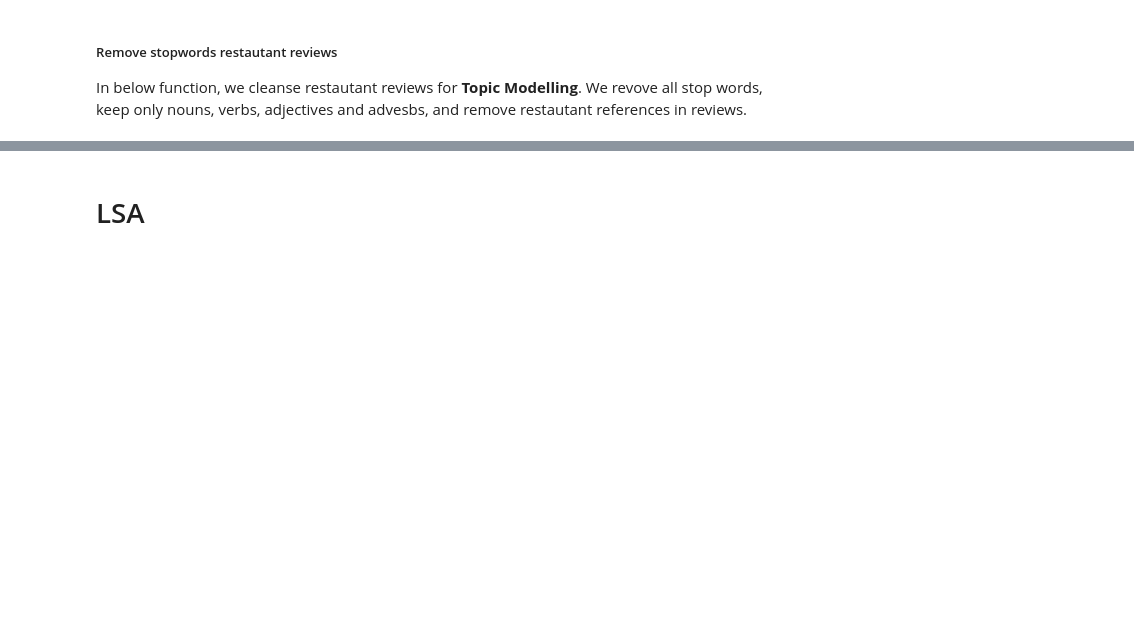
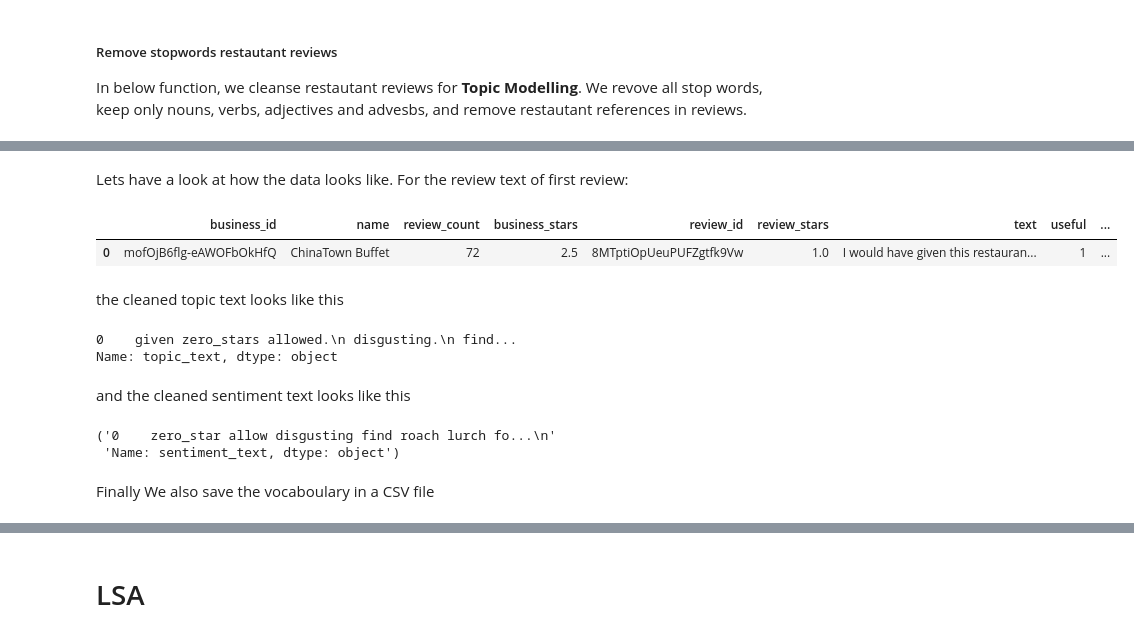
Before and after one commit to AsadBinImtiaz/CS410_UIUC, a Jupyter notebook: yummy-nlp.ipynb, the cells around one changed output, grey strips where cells are left out. Cells and saved outputs as stored; diff of their text form; code cells hidden in the pictures; blank space fills up the shorter version.

```diff
--- a/yummy-nlp.ipynb
+++ b/yummy-nlp.ipynb
@@ -564,5 +788,29 @@ all_restaurants.to_csv('processed_data/'+state_filter+'_cleaned_restaurants.csv'
 # %%
 #sorted(set(reduce(operator.concat, all_reviews['topic_text']).split()))
+# %% [markdown]
+Lets have a look at how the data looks like.
+For the review text of first review:
+# %%
+all_reviews.head(1)
+# %% [output]
+|  | business_id | name | review_count | business_stars | review_id | review_stars | text | useful | ... |
+| 0 | mofOjB6flg-eAWOFbOkHfQ | ChinaTown Buffet | 72 | 2.5 | 8MTptiOpUeuPUFZgtfk9Vw | 1.0 | I would have given this restauran... | 1 | ... |
+# %% [markdown]
+the cleaned topic text looks like this
+# %%
+all_reviews['topic_text'].head(1)
+# %% [output]
+0    given zero_stars allowed.\n disgusting.\n find...
+Name: topic_text, dtype: object
+# %% [markdown]
+and the cleaned sentiment text looks like this
+# %%
+pprint(str(all_reviews.head(1).sentiment_text))
+# %% [output]
+('0    zero_star allow disgusting find roach lurch fo...\n'
+ 'Name: sentiment_text, dtype: object')
+# %% [markdown]
+Finally We also save the vocaboulary in a CSV file
 # %%
 %%time
 with open ('processed_data/'+state_filter+'_Topicp_Vocab.csv',"w",encoding='utf-8')as vocab:
```
Also changed, not shown: parts of 90 cells of this notebook.
